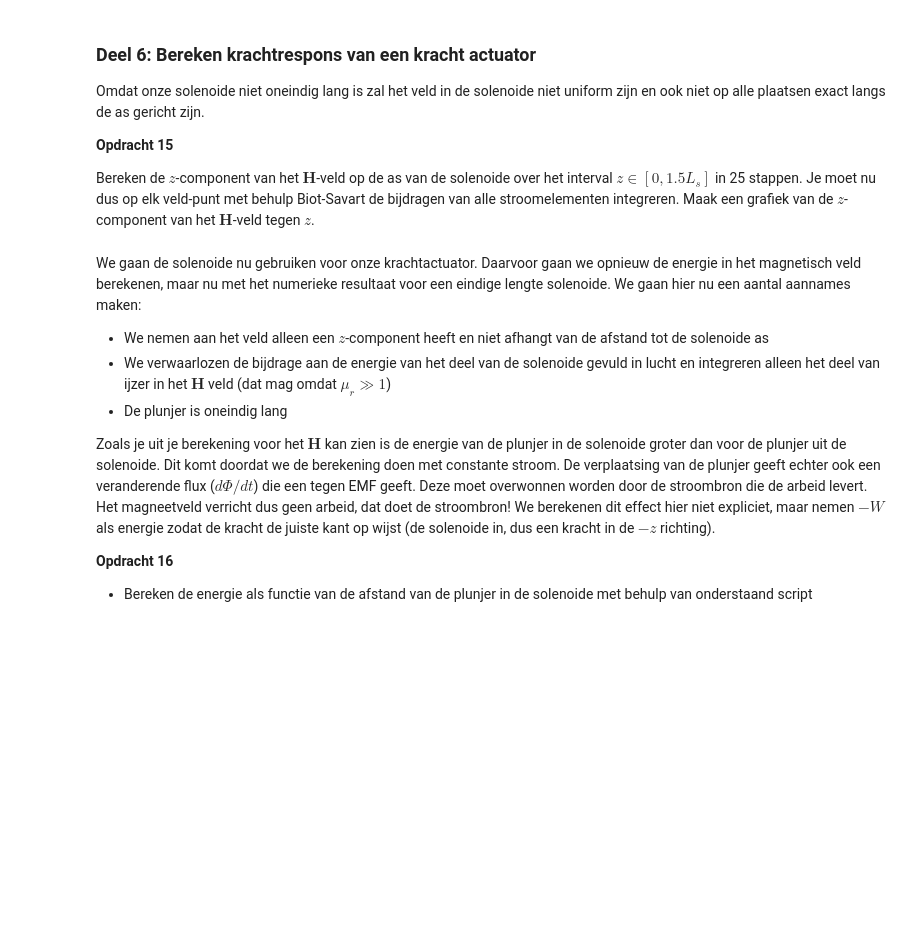
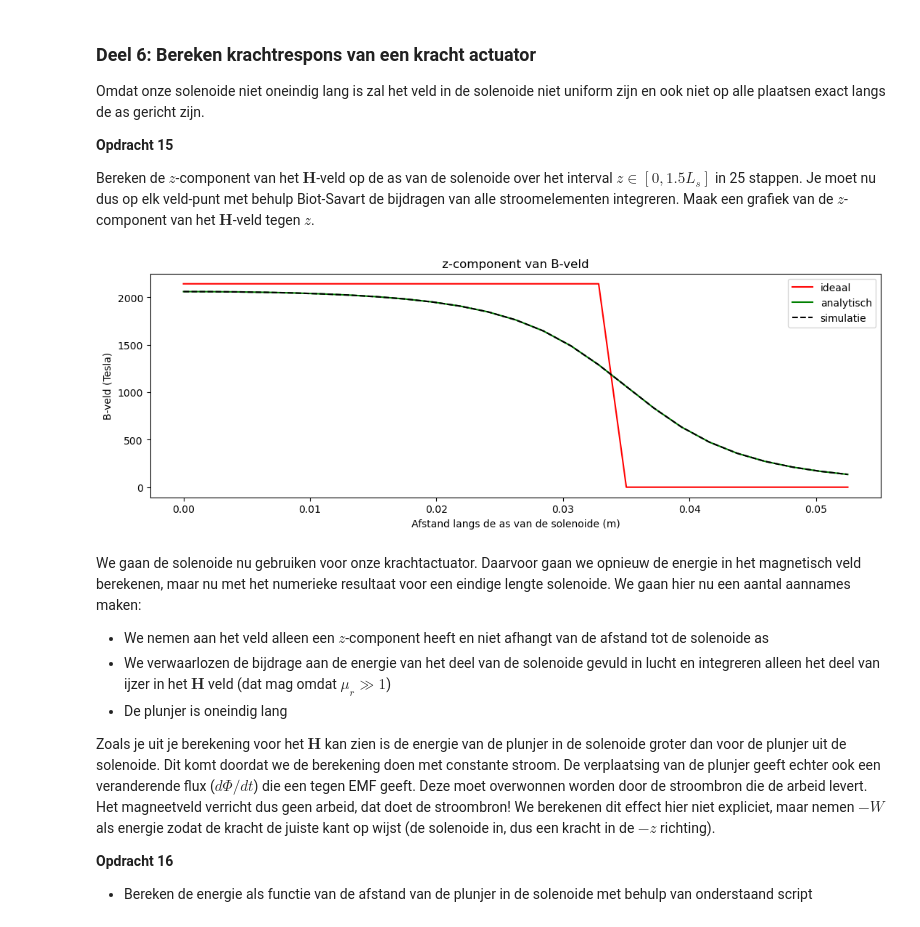
Before and after one commit to MethodG/DEF-D-Repo, a Jupyter notebook: 2KrachtactuatorOpdracht/2KrachtactuatorOpdracht/KrachtactuatorOpdracht.ipynb, the cells around one changed output. Cells and saved outputs as stored; diff of their text form; code cells hidden in the pictures; blank space fills up the shorter version.

```diff
--- a/2KrachtactuatorOpdracht/2KrachtactuatorOpdracht/KrachtactuatorOpdracht.ipynb
+++ b/2KrachtactuatorOpdracht/2KrachtactuatorOpdracht/KrachtactuatorOpdracht.ipynb
@@ -473,36 +473,37 @@ dl = np.array(dl_list)
 r_source = np.array(r_source_list)
 
 for i_field in range(n_ax):
-    #print(f"\rIfield =  {i_field}", end="") # Print welk element van het veld nu berekend wordt.
+    print(f"\rIfield =  {i_field}", end="") # Print welk element van het veld nu berekend wordt.
     # Bepaal de field coordinate
     r_field = np.array([0,0,z_ax[i_field]])
     Hsimulated=np.array([0,0,0], dtype='float64')
     for i_source in np.arange(1, N):
         # Bepaal dl en r_source en gebruik
         dl_single = dl[i_source-1]
         r_source_single = r_source[i_source-1]
         Hsimulated += field_current_element(r_field, r_source_single, dl_single, I1)
-        #print(f"Ifield =  {i_field}", end="")
+        print(f"Ifield =  {i_field}", end="")
 
     # selecting the z-component
     H_ax[i_field,0]=Hsimulated[2]
 
 
 H_veld_ideaal=H_theor*np.ones(n_ax)*(1.0*(z_ax < L_sol/2))
 
 # dit is nog een aardige analytische uitdrukking die je kan uitrekenen voor de z-component op de as van een solenoide met eindige lengte
 H_veld_analytisch=(N_d * I1 / L_sol / 2) * ((L_sol / 2-z_ax) / np.sqrt((z_ax- L_sol/2)**2 + r_sol**2) + (L_sol / 2+z_ax) / np.sqrt((z_ax+ L_sol/2)**2 + r_sol**2))
 
 plt.figure(figsize=[13,4])
-plt.subplot(131)
 plt.title('z-component van B-veld')
 plt.plot(z_ax, H_veld_ideaal, '-r', label='ideaal')
 plt.plot(z_ax, H_veld_analytisch, '-g', label='analytisch')
 plt.plot(z_ax, H_ax, '--k', label='simulatie')
 plt.xlabel('Afstand langs de as van de solenoide (m)')
 plt.ylabel('B-veld (Tesla)')
 plt.legend()
 plt.show()
+# %% [output]
+[figure, added]
 # %% [markdown]
 We gaan de solenoide nu gebruiken voor onze krachtactuator. Daarvoor gaan we opnieuw de energie in het magnetisch veld berekenen, maar nu met het numerieke resultaat voor een eindige lengte solenoide. We gaan hier nu een aantal aannames maken:
 * We nemen aan het veld alleen een $z$-component heeft en niet afhangt van de afstand tot de solenoide as
```
Also changed, not shown: parts of 10 cells of this notebook.
